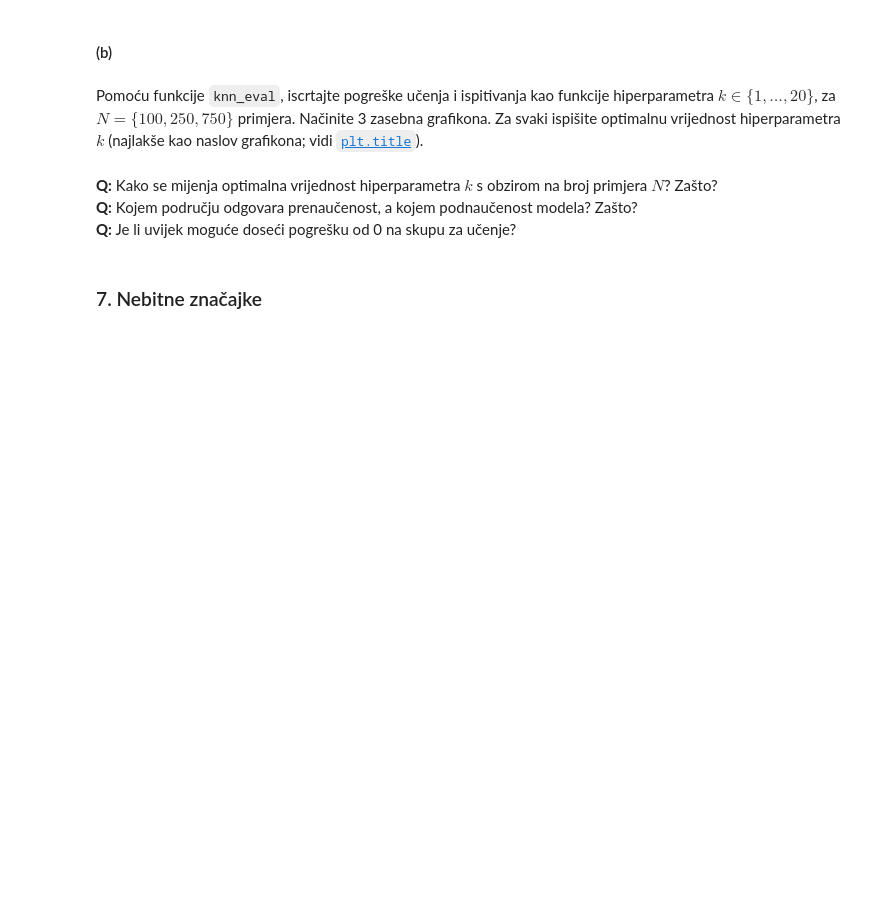
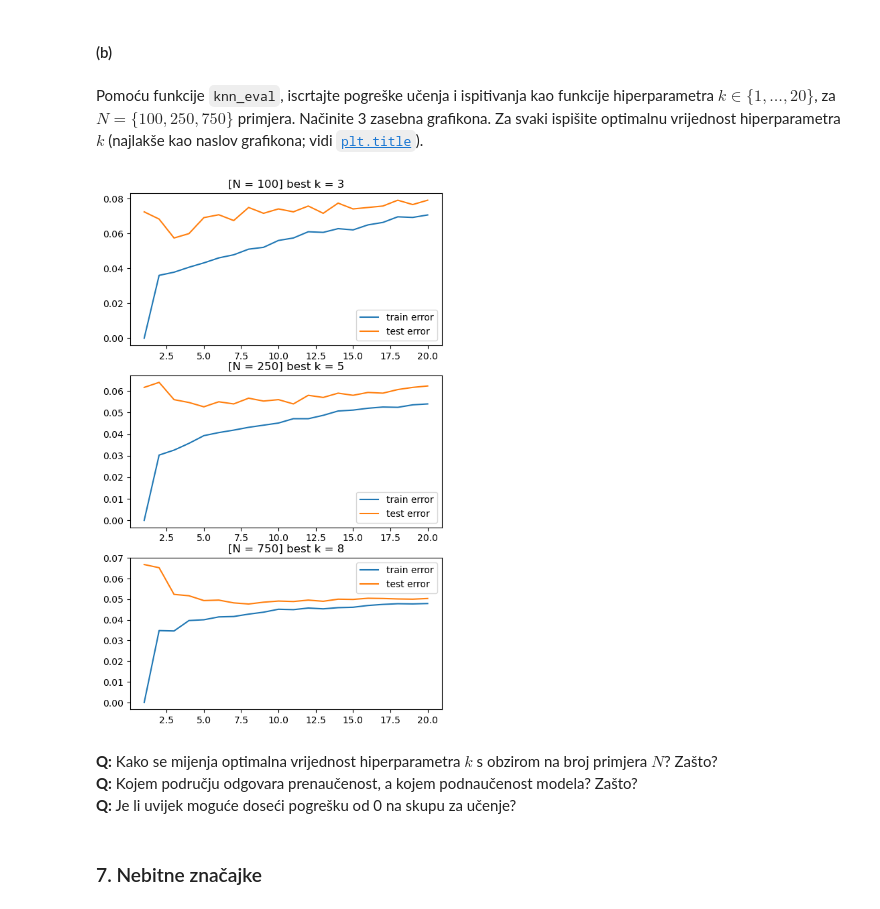
Before and after one commit to IvaGoluza/machine_learning, a Jupyter notebook: SU1-2023-LAB3.ipynb, the cells around one changed output. Saved outputs shown, nothing was run; the diff lists cells and outputs as text; code cells hidden in the pictures; blank space fills up the shorter version.

```diff
--- a/SU1-2023-LAB3.ipynb
+++ b/SU1-2023-LAB3.ipynb
@@ -582,3 +590,15 @@ Pomoću funkcije `knn_eval`, iscrtajte pogreške učenja i ispitivanja kao funkc
+# %%
+plt.figure(figsize=(6, 10))
+for i, N in enumerate([100, 250, 750]):
+    ks, best_k, train_errors, test_errors = knn_eval(N)
+    plt.subplot(3, 1, i+1)
+    plt.plot(ks, train_errors, label='train error')
+    plt.plot(ks, test_errors, label='test error')
+    plt.legend(loc="best")
+    plt.title(f'[N = {N}] best k = {best_k}')
+plt.show()
+# %% [output]
+[figure, added]
 # %% [markdown]
 **Q:** Kako se mijenja optimalna vrijednost hiperparametra $k$ s obzirom na broj primjera $N$? Zašto?
 **Q:** Kojem području odgovara prenaučenost, a kojem podnaučenost modela? Zašto?
```
Also changed, not shown: parts of 11 cells of this notebook.
